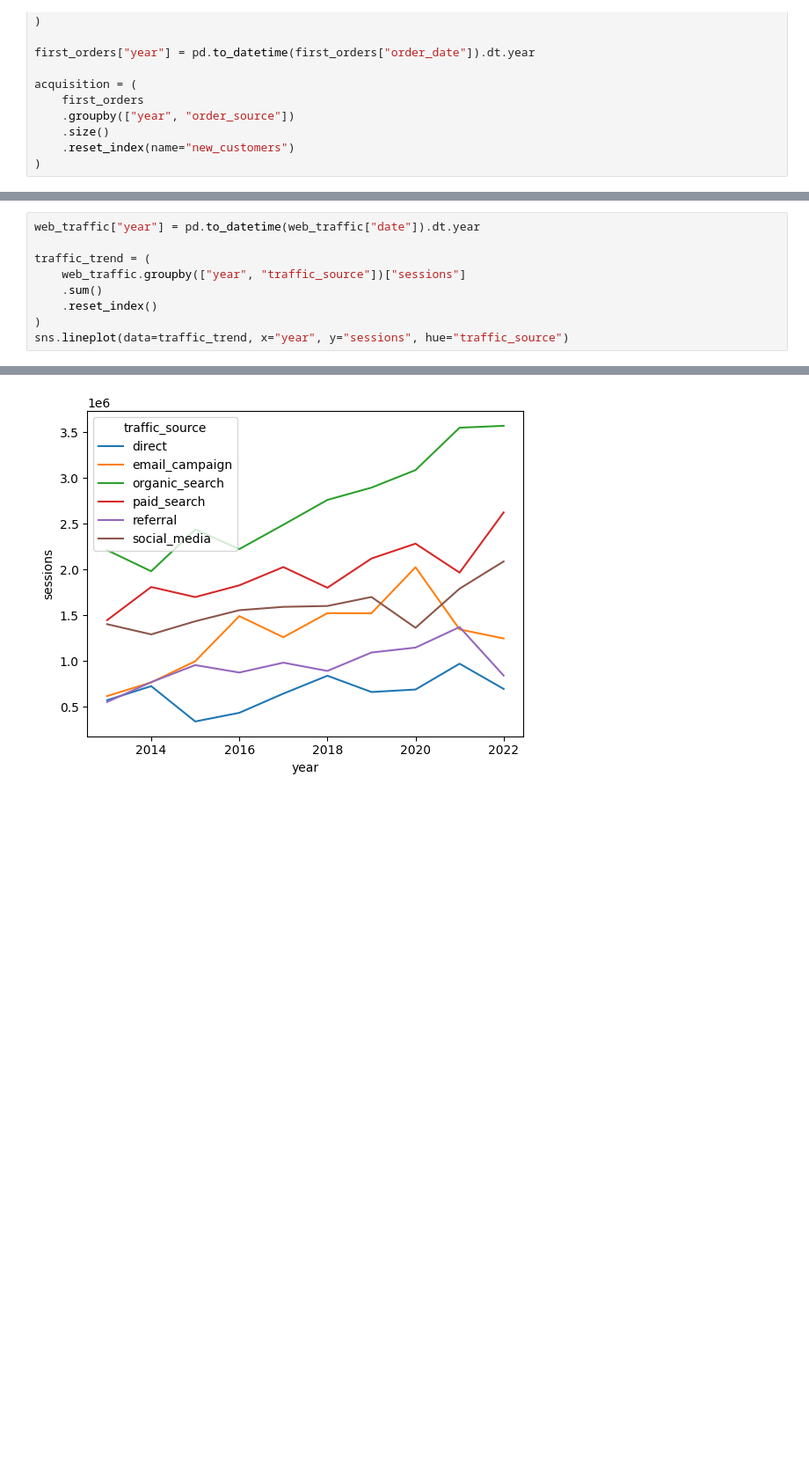
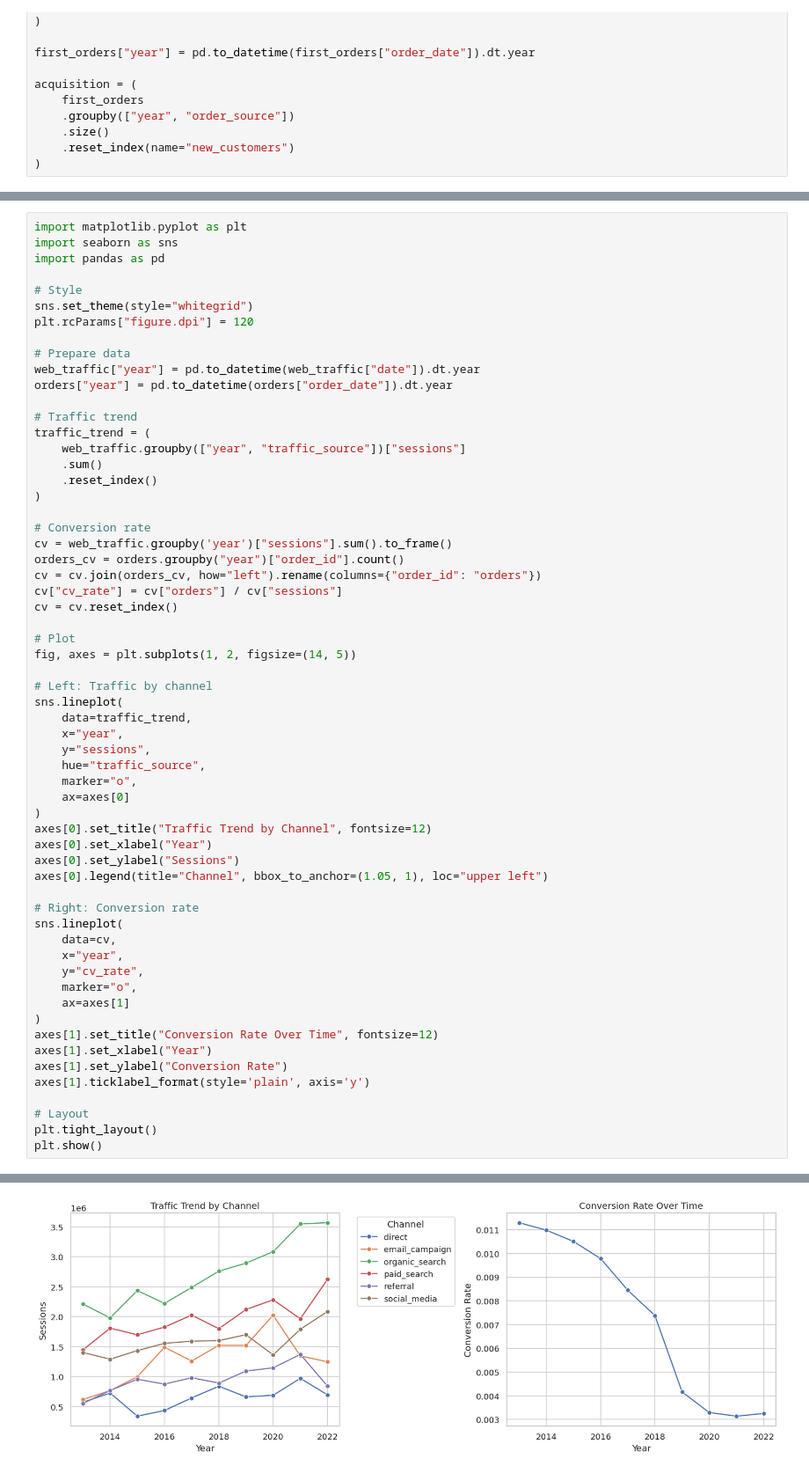
Before and after one commit to LineLuLan/The-Richers, a Jupyter notebook: notebooks/1.DA.ipynb, the cells around one changed output, grey strips where cells are left out. Shown at 88% size. Drawn from its saved outputs; the diff is of its cells as text; blank space fills up the shorter version.

```diff
--- a/notebooks/1.DA.ipynb
+++ b/notebooks/1.DA.ipynb
@@ -198,10 +213,61 @@ plt.show()
 # %%
+import matplotlib.pyplot as plt
+import seaborn as sns
+import pandas as pd
+
+# Style
+sns.set_theme(style="whitegrid")
+plt.rcParams["figure.dpi"] = 120
+
+# Prepare data
 web_traffic["year"] = pd.to_datetime(web_traffic["date"]).dt.year
+orders["year"] = pd.to_datetime(orders["order_date"]).dt.year
 
+# Traffic trend
 traffic_trend = (
     web_traffic.groupby(["year", "traffic_source"])["sessions"]
     .sum()
     .reset_index()
 )
-sns.lineplot(data=traffic_trend, x="year", y="sessions", hue="traffic_source")
+
+# Conversion rate
+cv = web_traffic.groupby('year')["sessions"].sum().to_frame()
+orders_cv = orders.groupby("year")["order_id"].count()
+cv = cv.join(orders_cv, how="left").rename(columns={"order_id": "orders"})
+cv["cv_rate"] = cv["orders"] / cv["sessions"]
+cv = cv.reset_index()
+
+# Plot
+fig, axes = plt.subplots(1, 2, figsize=(14, 5))
+
+# Left: Traffic by channel
+sns.lineplot(
+    data=traffic_trend,
+    x="year",
+    y="sessions",
+    hue="traffic_source",
+    marker="o",
+    ax=axes[0]
+)
+axes[0].set_title("Traffic Trend by Channel", fontsize=12)
+axes[0].set_xlabel("Year")
+axes[0].set_ylabel("Sessions")
+axes[0].legend(title="Channel", bbox_to_anchor=(1.05, 1), loc="upper left")
+
+# Right: Conversion rate
+sns.lineplot(
+    data=cv,
+    x="year",
+    y="cv_rate",
+    marker="o",
+    ax=axes[1]
+)
+axes[1].set_title("Conversion Rate Over Time", fontsize=12)
+axes[1].set_xlabel("Year")
+axes[1].set_ylabel("Conversion Rate")
+axes[1].ticklabel_format(style='plain', axis='y')
+
+# Layout
+plt.tight_layout()
+plt.show()
 # %% [output]
@@ -209,2 +274,2 @@ sns.lineplot(data=traffic_trend, x="year", y="sessions", hue="traffic_source")
-[figure, old version]
+[figure, new version]
 # %% [markdown]
```
Also changed, not shown: parts of 31 cells of this notebook.
